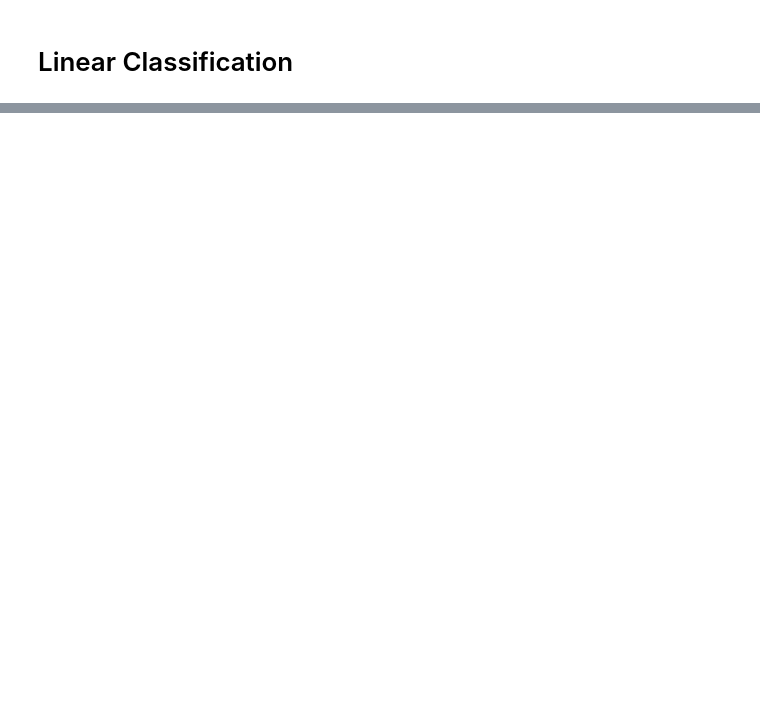
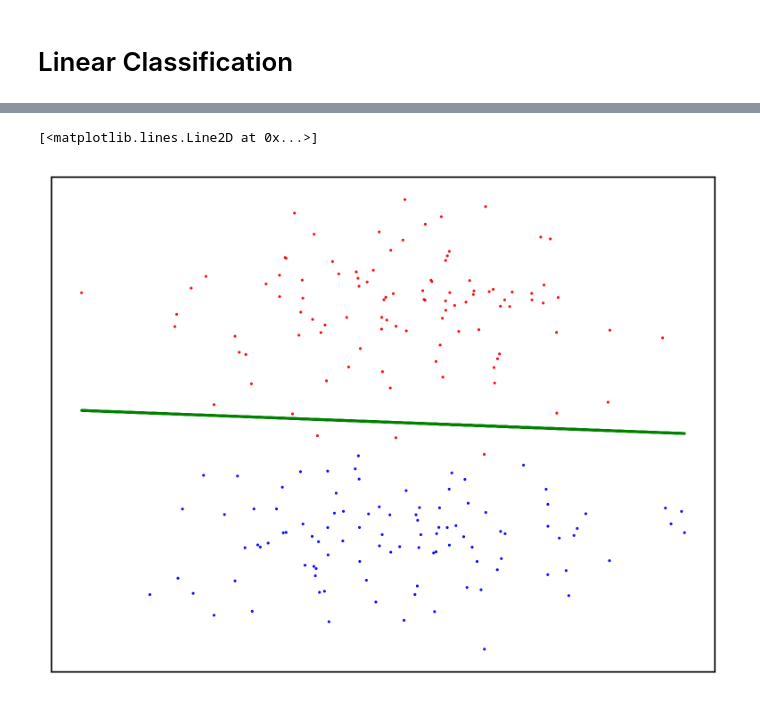
Before and after one commit to alexanderneville/MLAI_notebooks, a Jupyter notebook: classification.ipynb, the cells around one changed output, grey strips where cells are left out. Cells and saved outputs as stored; diff of their text form; code cells hidden in the pictures; blank space fills up the shorter version.

Commit message:
Implement logistic regression

```diff
--- a/classification.ipynb
+++ b/classification.ipynb
@@ -32,0 +67,30 @@ ax.legend(loc='lower right')
+# %%
+def create_minibatches(a, m):
+    n = int(x.shape[0] / m)
+    return np.array_split(a[:m * n], n), n
+
+def h(W, X):
+    return sigmoid(sum(W * X))
+
+
+def logistic_regression(a, m, W, y, X):
+    X = np.concatenate((np.ones((X.shape[0],1), dtype=int), X), axis=1)
+    X, n = create_minibatches(X, m)
+    y, n = create_minibatches(y, m)
+    for b in range(n):
+        for w in range(W.size):
+            W[w] += a * sum([((h(W, X[b][x])) - y[b][x]) * X[b][x][w] for x in range(X[b].shape[0])])
+    return W
+# %%
+X, y = sklearn.datasets.make_classification(n_samples=200, n_features=2, n_redundant=0, n_informative=1, n_clusters_per_class=1, class_sep=2)
+W = np.array([0.,0.,0.])
+for _ in range(10):
+    W = logistic_regression(0.001, 10, W, y, X)
+
+f, ax = new_plot()
+colors = ["blue", "red"]
+ax.scatter(X[:, 0], X[:, 1], marker=".", c=y, s=1, cmap=mpl.colors.ListedColormap(colors))
+ax.plot(X[:, 0], [X[i, 0] * (W[1] / (-1 * W[2])) + W[0] for i in range(X.shape[0])], 'green')
+# %% [output]
+[<matplotlib.lines.Line2D at 0x...>]
+[figure, added]
```
Also changed, not shown: parts of 6 cells of this notebook, 1 other file.
